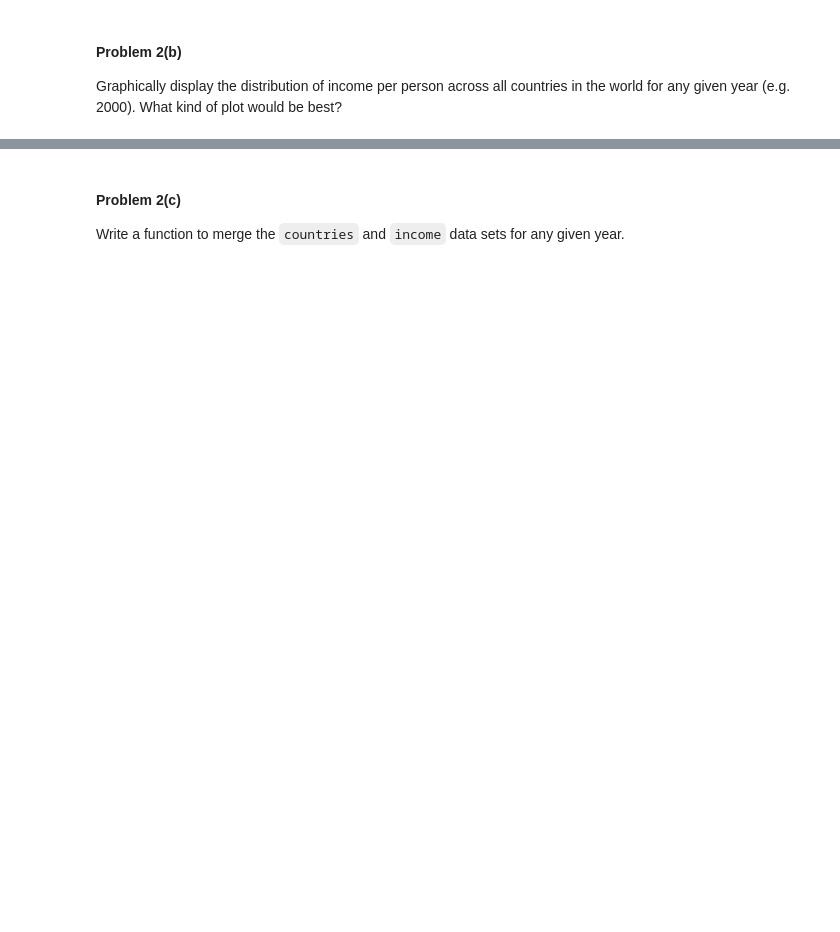
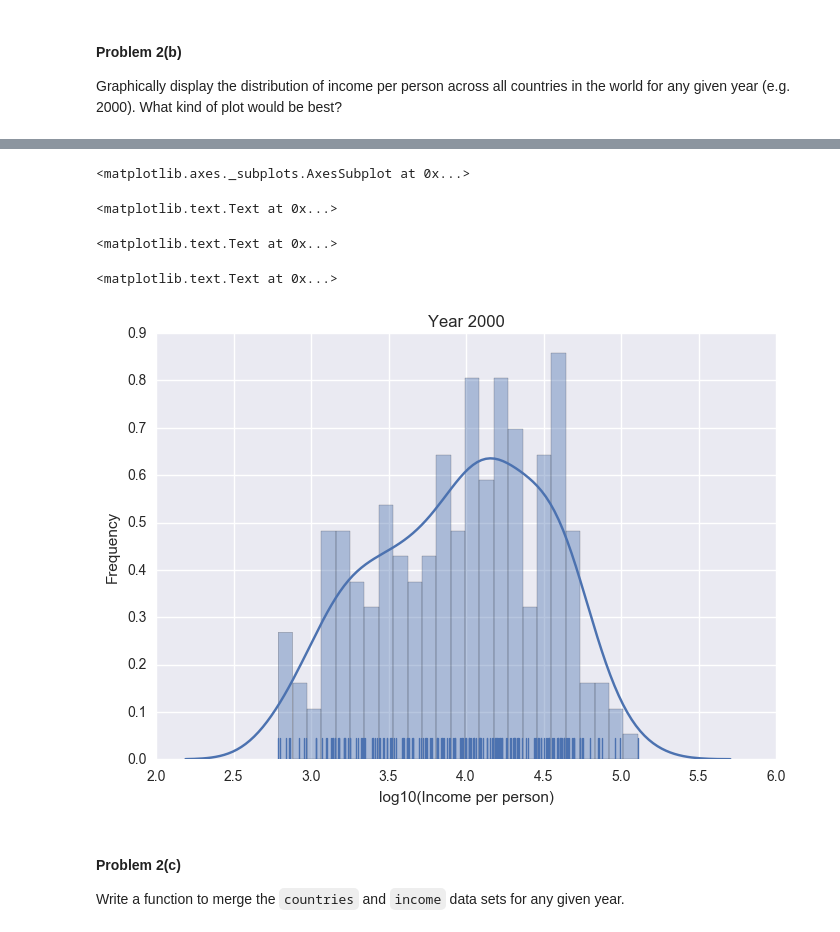
Before and after one commit to matkalinowski/cs-109, a Jupyter notebook: HW1.ipynb, the cells around one changed output, grey strips where cells are left out. Drawn from its saved outputs; the diff is of its cells as text; code cells hidden in the pictures; blank space fills up the shorter version.

```diff
--- a/HW1.ipynb
+++ b/HW1.ipynb
@@ -206,3 +264,14 @@ Graphically display the distribution of income per person across all countries i
+# %%
+sns.distplot(np.log10(df), kde=True, rug=True, bins=25);
+plt.title('Year 2000')
+plt.xlabel('log10(Income per person)')
+plt.ylabel('Frequency')
+# %% [output]
+<matplotlib.axes._subplots.AxesSubplot at 0x...>
+<matplotlib.text.Text at 0x...>
+<matplotlib.text.Text at 0x...>
+<matplotlib.text.Text at 0x...>
+[figure, added]
 # %% [markdown]
 #### Problem 2(c)
 
```
Also changed, not shown: parts of 23 cells of this notebook, 2 other files.
